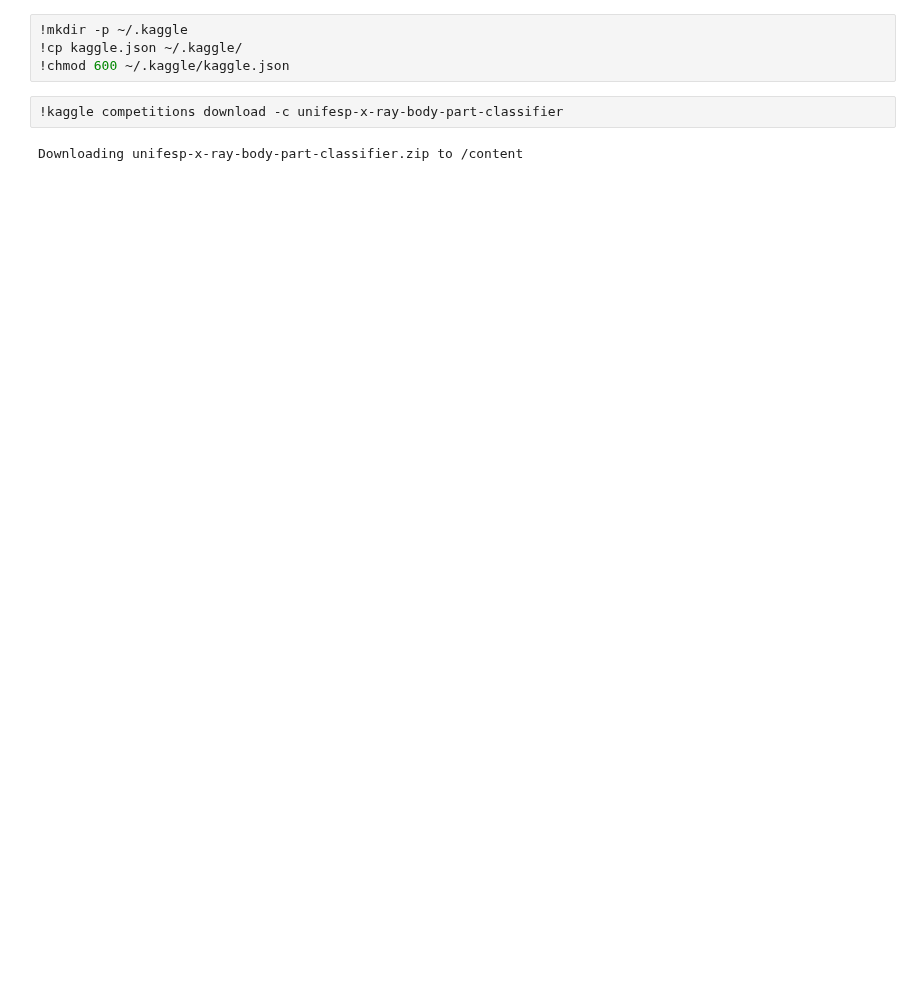
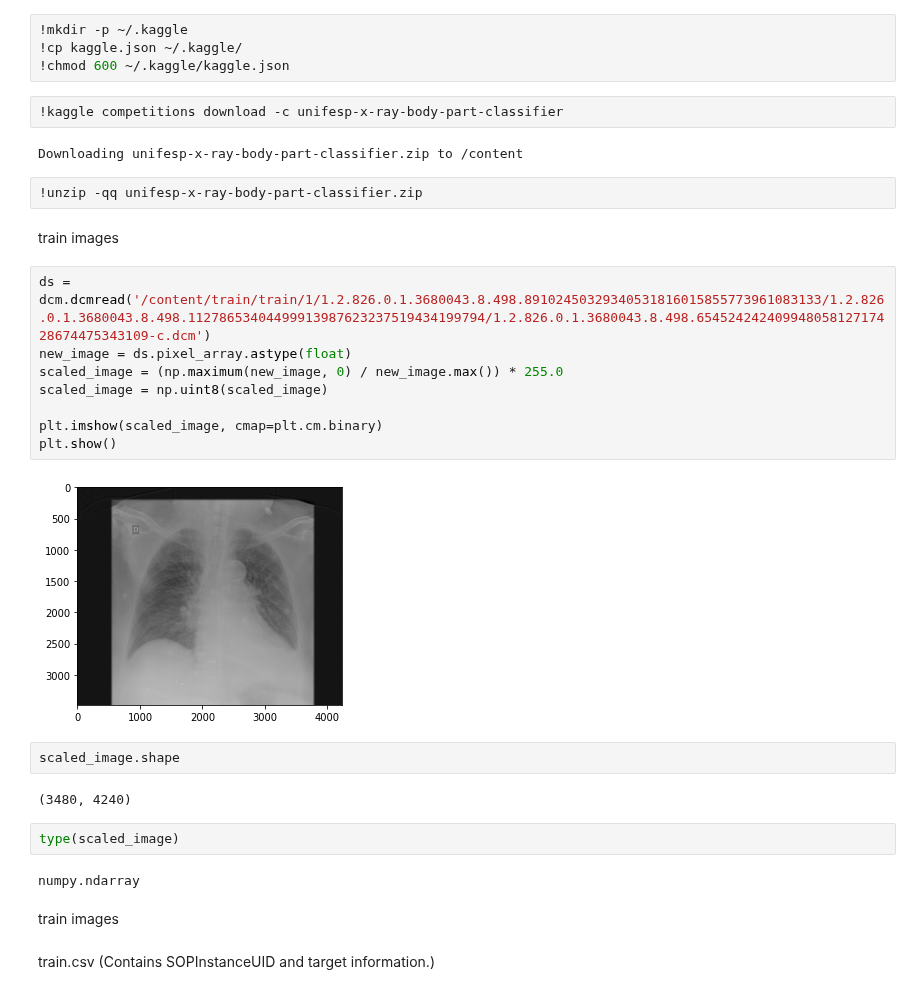
Before and after one commit to kellykhy/CAU_DL2022-1, a Jupyter notebook: UNIFESP_X_ray_Body_Part_Classifier_Competition.ipynb, the cells around one changed output. Cells and saved outputs as stored; diff of their text form; blank space fills up the shorter version.

```diff
--- a/UNIFESP_X_ray_Body_Part_Classifier_Competition.ipynb
+++ b/UNIFESP_X_ray_Body_Part_Classifier_Competition.ipynb
@@ -17,3 +31,29 @@ Saving kaggle.json to kaggle.json
 !kaggle competitions download -c unifesp-x-ray-body-part-classifier
 # %% [output]
 Downloading unifesp-x-ray-body-part-classifier.zip to /content
+# %%
+!unzip -qq unifesp-x-ray-body-part-classifier.zip
+# %% [markdown]
+train images
+# %%
+ds = dcm.dcmread('/content/train/train/1/1.2.826.0.1.3680043.8.498.89102450329340531816015855773961083133/1.2.826.0.1.3680043.8.498.11278653404499913987623237519434199794/1.2.826.0.1.3680043.8.498.65452424240994805812717428674475343109-c.dcm')
+new_image = ds.pixel_array.astype(float)
+scaled_image = (np.maximum(new_image, 0) / new_image.max()) * 255.0
+scaled_image = np.uint8(scaled_image)
+
+plt.imshow(scaled_image, cmap=plt.cm.binary)
+plt.show()
+# %% [output]
+[figure, added]
+# %%
+scaled_image.shape
+# %% [output]
+(3480, 4240)
+# %%
+type(scaled_image)
+# %% [output]
+numpy.ndarray
+# %% [markdown]
+train images
+# %% [markdown]
+train.csv (Contains SOPInstanceUID and target information.)
```
Also changed, not shown: parts of 10 cells of this notebook.
